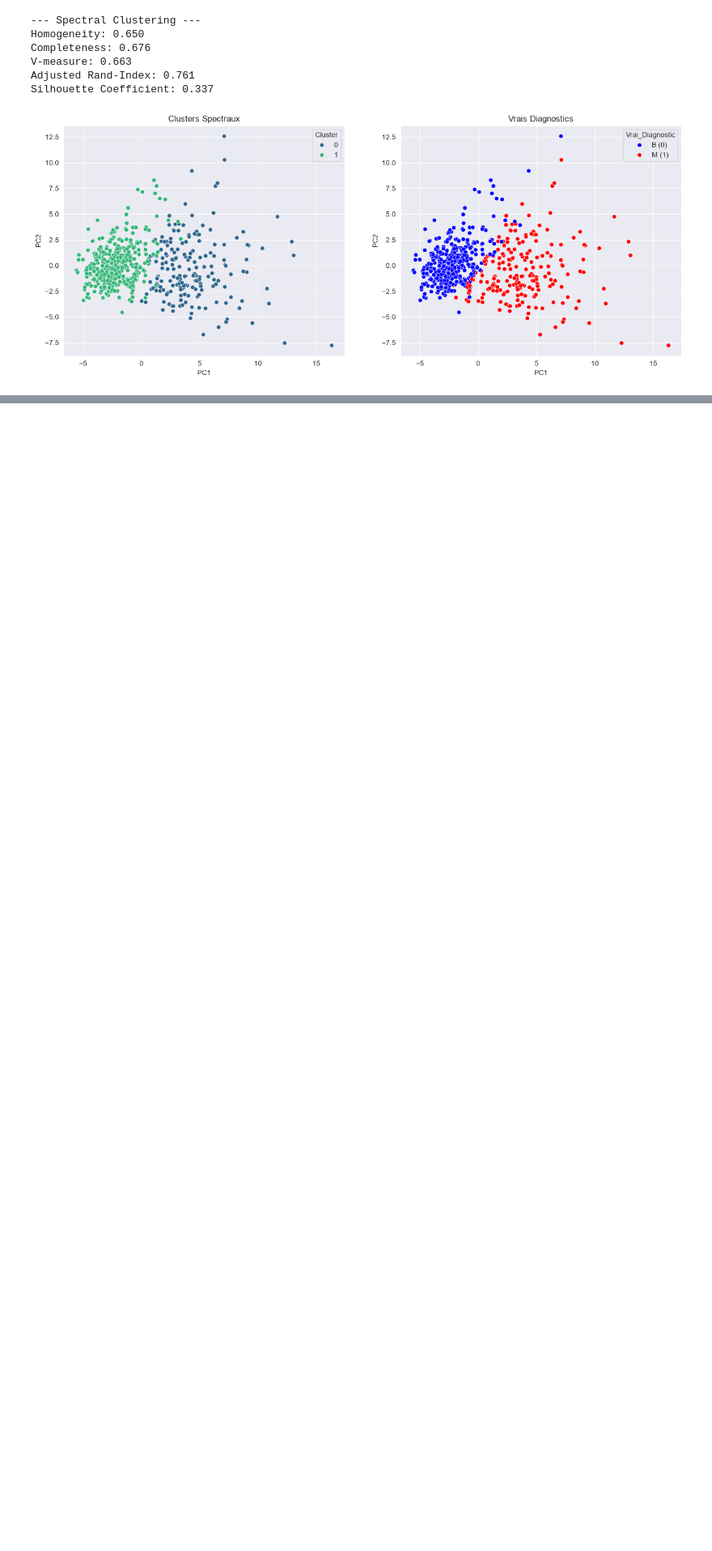
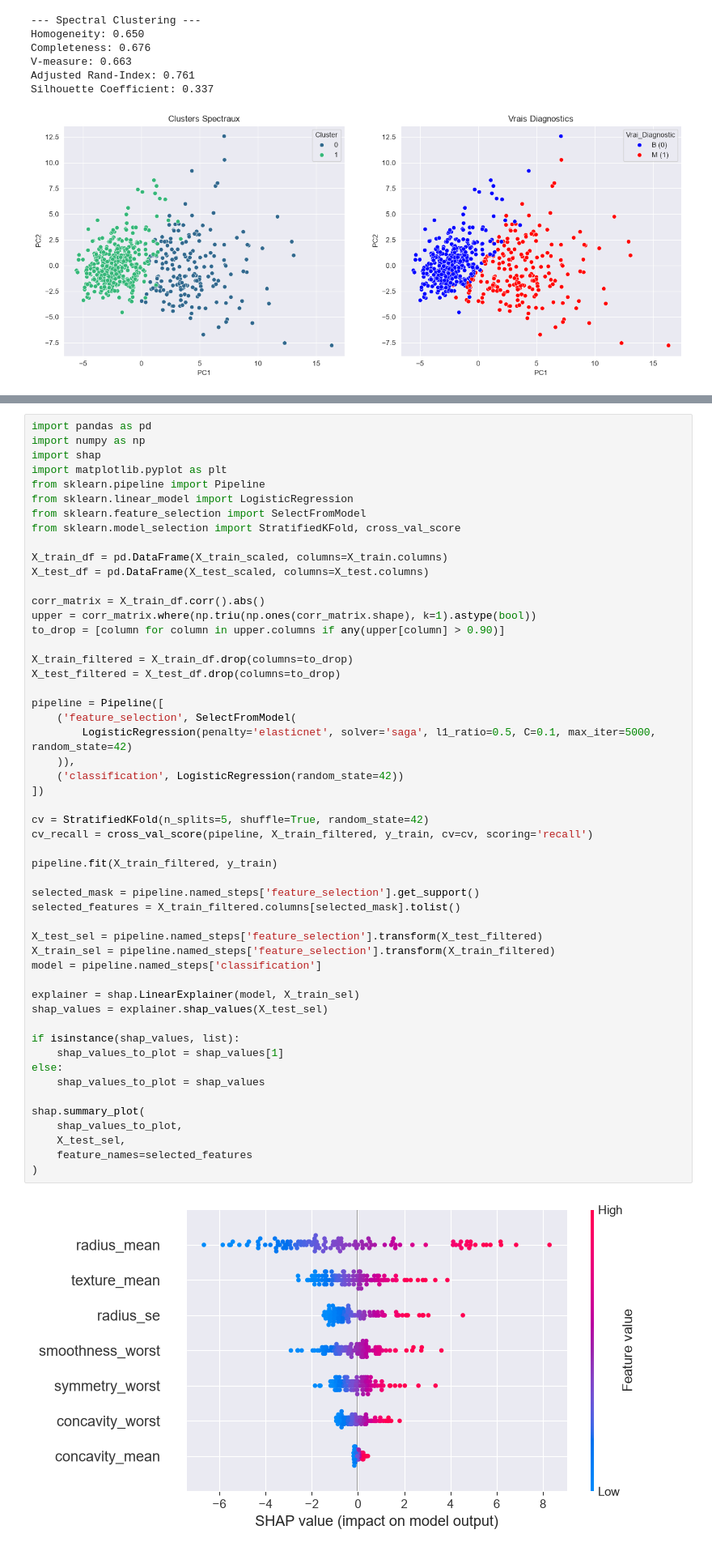
Before and after one commit to ostacore/Projets-UM5BM753-, a Jupyter notebook: Explo_Analysis_1.ipynb, the cells around one changed output, grey strips where cells are left out. Shown at 81% size. Saved outputs shown, nothing was run; the diff lists cells and outputs as text; blank space fills up the shorter version.

```diff
--- a/Explo_Analysis_1.ipynb
+++ b/Explo_Analysis_1.ipynb
@@ -434,0 +907,54 @@ variables = [
+# %%
+import pandas as pd
+import numpy as np
+import shap
+import matplotlib.pyplot as plt
+from sklearn.pipeline import Pipeline
+from sklearn.linear_model import LogisticRegression
+from sklearn.feature_selection import SelectFromModel
+from sklearn.model_selection import StratifiedKFold, cross_val_score
+
+X_train_df = pd.DataFrame(X_train_scaled, columns=X_train.columns)
+X_test_df = pd.DataFrame(X_test_scaled, columns=X_test.columns)
+
+corr_matrix = X_train_df.corr().abs()
+upper = corr_matrix.where(np.triu(np.ones(corr_matrix.shape), k=1).astype(bool))
+to_drop = [column for column in upper.columns if any(upper[column] > 0.90)]
+
+X_train_filtered = X_train_df.drop(columns=to_drop)
+X_test_filtered = X_test_df.drop(columns=to_drop)
+
+pipeline = Pipeline([
+    ('feature_selection', SelectFromModel(
+        LogisticRegression(penalty='elasticnet', solver='saga', l1_ratio=0.5, C=0.1, max_iter=5000, random_state=42)
+    )),
+    ('classification', LogisticRegression(random_state=42))
+])
+
+cv = StratifiedKFold(n_splits=5, shuffle=True, random_state=42)
+cv_recall = cross_val_score(pipeline, X_train_filtered, y_train, cv=cv, scoring='recall')
+
+pipeline.fit(X_train_filtered, y_train)
+
+selected_mask = pipeline.named_steps['feature_selection'].get_support()
+selected_features = X_train_filtered.columns[selected_mask].tolist()
+
+X_test_sel = pipeline.named_steps['feature_selection'].transform(X_test_filtered)
+X_train_sel = pipeline.named_steps['feature_selection'].transform(X_train_filtered)
+model = pipeline.named_steps['classification']
+
+explainer = shap.LinearExplainer(model, X_train_sel)
+shap_values = explainer.shap_values(X_test_sel)
+
+if isinstance(shap_values, list):
+    shap_values_to_plot = shap_values[1]
+else:
+    shap_values_to_plot = shap_values
+
+shap.summary_plot(
+    shap_values_to_plot,
+    X_test_sel,
+    feature_names=selected_features
+)
+# %% [output]
+[figure, added]
```
Also changed, not shown: parts of 36 cells of this notebook.
